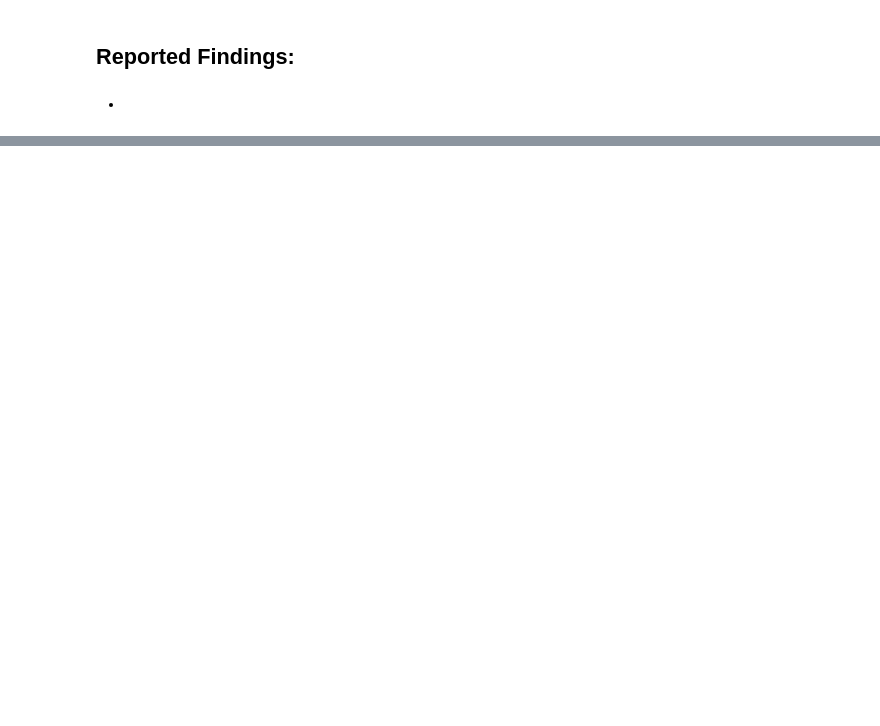
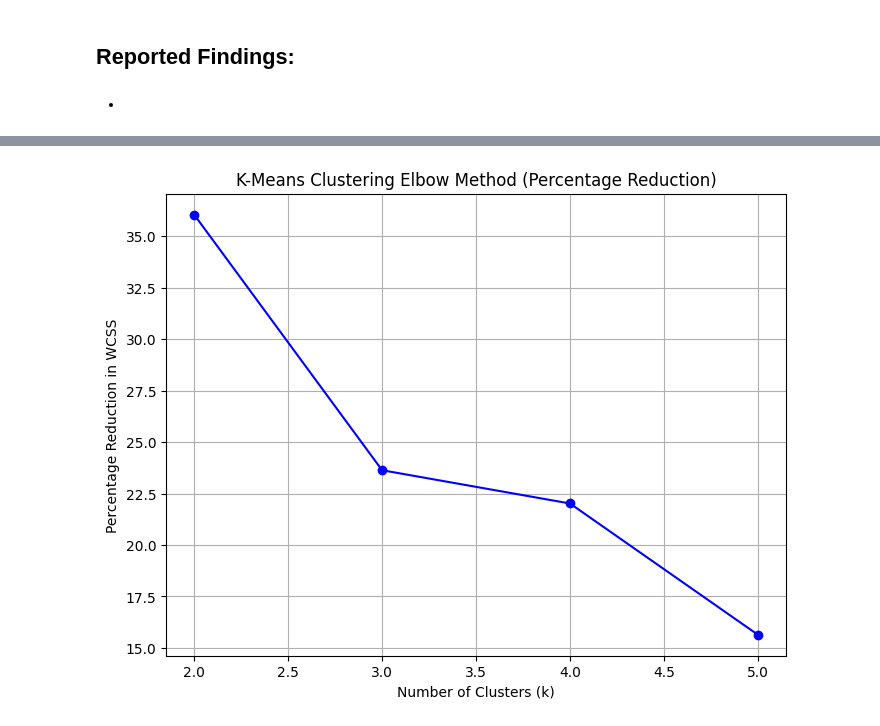
Before and after one commit to nate628426/xtern2024_analysis, a Jupyter notebook: exploratory_analysis.ipynb, the cells around one changed output, grey strips where cells are left out. Saved outputs shown, nothing was run; the diff lists cells and outputs as text; code cells hidden in the pictures; blank space fills up the shorter version.

```diff
--- a/exploratory_analysis.ipynb
+++ b/exploratory_analysis.ipynb
@@ -14,0 +99,32 @@ FileNotFoundError: [Errno 2] No such file or directory: 'xtern2024_analysis/XTer
+# %%
+cluster_data = converted_data.copy()
+
+# Define a range of k values to test
+k_values = range(1, 6)  # Test k values from 1 to 10
+
+# Initialize a list to store the percentage reduction in WCSS
+percentage_reduction = []
+prev_wcss = None
+
+# Calculate percentage reduction in WCSS for different k values
+for k in k_values:
+    kmeans = KMeans(n_clusters=k, random_state=42)
+    kmeans.fit(cluster_data)
+    wcss = kmeans.inertia_
+
+    if prev_wcss is not None:
+        reduction_percent = (prev_wcss - wcss) / prev_wcss * 100
+        percentage_reduction.append(reduction_percent)
+
+    prev_wcss = wcss
+
+# Plot the percentage reduction in WCSS for different k values
+plt.figure(figsize=(8, 6))
+plt.plot(k_values[1:], percentage_reduction, marker='o', linestyle='-', color='b')
+plt.xlabel('Number of Clusters (k)')
+plt.ylabel('Percentage Reduction in WCSS')
+plt.title('K-Means Clustering Elbow Method (Percentage Reduction)')
+plt.grid(True)
+plt.show()
+# %% [output]
+[figure, added]
```
Also changed, not shown: parts of 10 cells of this notebook.
